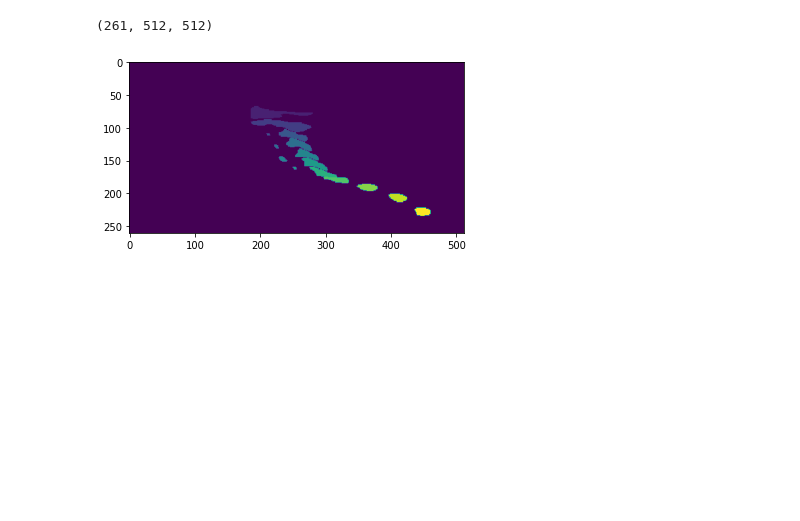
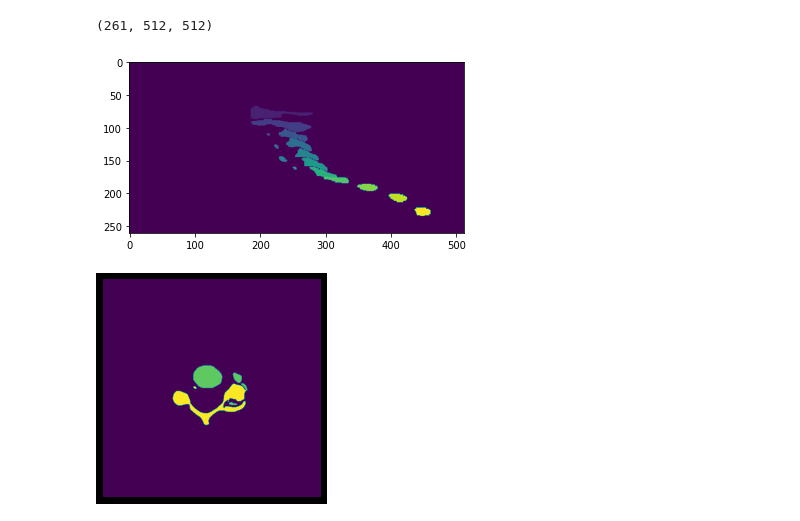
Before and after one commit to ykitaguchi77/Article_implementation, a Jupyter notebook: 3D-UNET_brain_segmentation.ipynb, the cells around one changed output. Drawn from its saved outputs; the diff is of its cells as text; code cells hidden in the pictures; blank space fills up the shorter version.

```diff
--- a/3D-UNET_brain_segmentation.ipynb
+++ b/3D-UNET_brain_segmentation.ipynb
@@ -1159,3 +1159,14 @@ plt.subplots_adjust(left=0, bottom=0, right=1, top=1, wspace=0, hspace=0)
 
 # Display
 plt.show()
+# %%
+imgplot = plt.imshow(
+    np.rot90(data[:,:,mZ]),
+    aspect=sY/sX
+)
+imgplot.set_cmap('viridis')
+
+plt.axis('off')
+plt.show()
+# %% [output]
+[figure, added]
```
